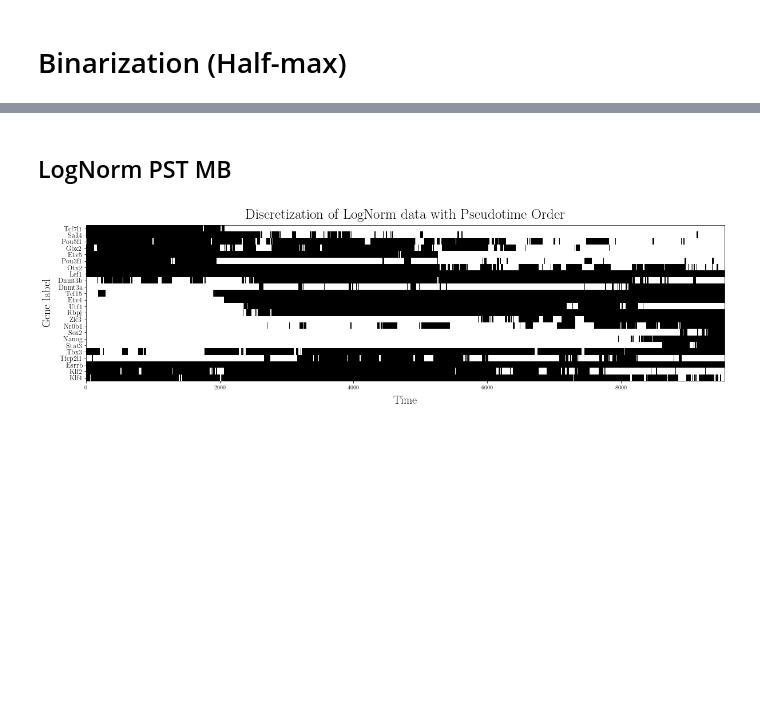
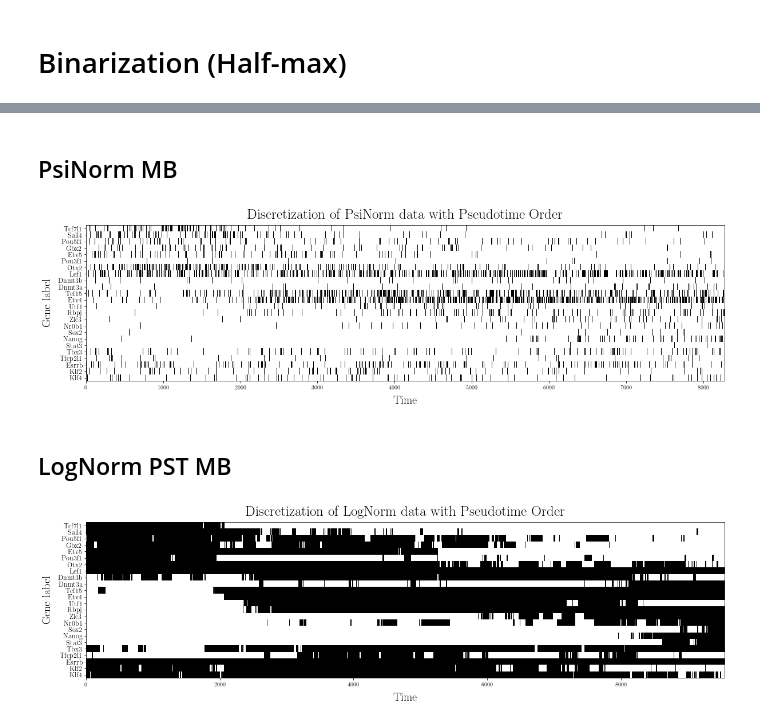
Before and after one commit to CleliaCorridori/GRN_Inference_CODE, a Jupyter notebook: Data_Processing.ipynb, the cells around one changed output, grey strips where cells are left out. Cells and saved outputs as stored; diff of their text form; code cells hidden in the pictures; blank space fills up the shorter version.

```diff
--- a/Data_Processing.ipynb
+++ b/Data_Processing.ipynb
@@ -389,3 +406,15 @@ df_pN_mb.head(3)
+# %% [markdown]
+## PsiNorm MB
+# %%
+spins_df_pN_pst = funcs_general.binnarization(df_pN_pst, thr=thr, genes_order=genes_order)
+
+fun_plotting.raster_plot(np.array(spins_df_pN_pst), 'Discretization of PsiNorm data with Pseudotime Order', 1, genes_order[::-1])
+plt.show()
+
+# to save
+pd.DataFrame.to_csv(spins_df_pN_pst, path_data + "GE_data/processed/imp_genes_PsiNorm_PST_Spins.csv")
+# %% [output]
+[figure, added]
 # %% [markdown]
 ## LogNorm PST MB
 # %%
```
Also changed, not shown: parts of 5 cells of this notebook, 4 other files.
